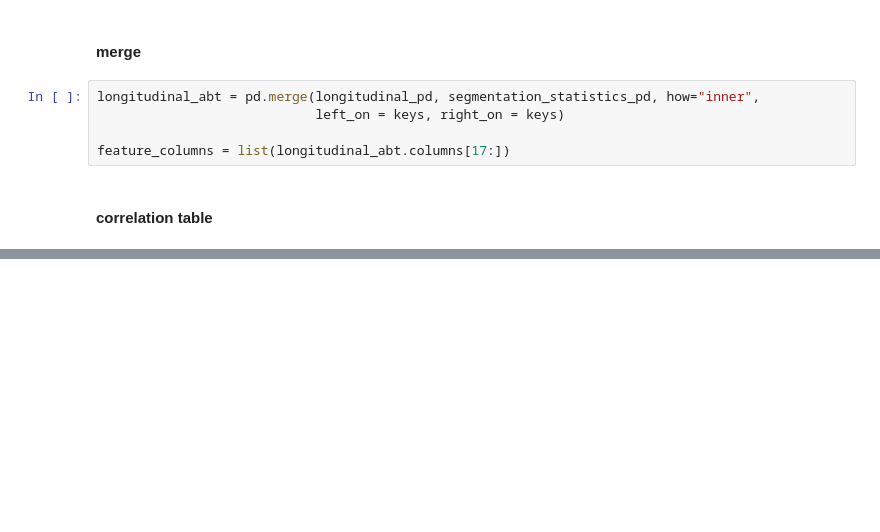
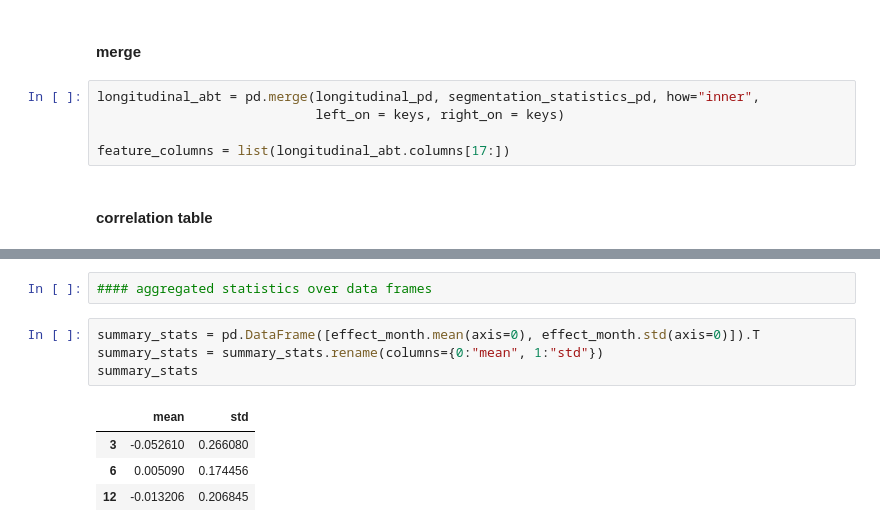
Before and after one commit to theislab/LODE, a Jupyter notebook: feature_statistics/notebooks/0_0_feature_statistics.ipynb, the cells around one changed output, grey strips where cells are left out. Cells and saved outputs as stored; diff of their text form; blank space fills up the shorter version.

```diff
--- a/feature_statistics/notebooks/0_0_feature_statistics.ipynb
+++ b/feature_statistics/notebooks/0_0_feature_statistics.ipynb
@@ -106,0 +72,11 @@ for regr in regressors:
+# %%
+#### aggregated statistics over data frames
+# %%
+summary_stats = pd.DataFrame([effect_month.mean(axis=0), effect_month.std(axis=0)]).T
+summary_stats = summary_stats.rename(columns={0:"mean", 1:"std"})
+summary_stats
+# %% [output]
+|  | mean | std |
+| 3 | -0.052610 | 0.266080 |
+| 6 | 0.005090 | 0.174456 |
+| 12 | -0.013206 | 0.206845 |
```
Also changed, not shown: parts of 18 cells of this notebook, 2 other files.
